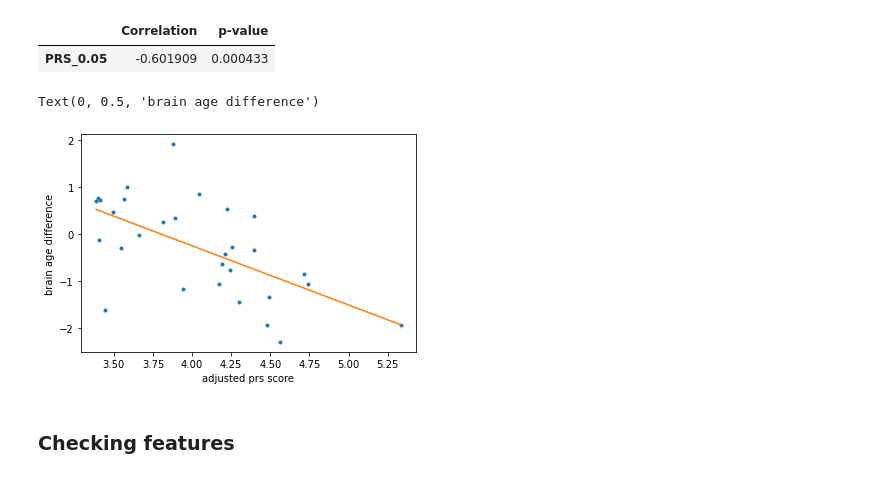
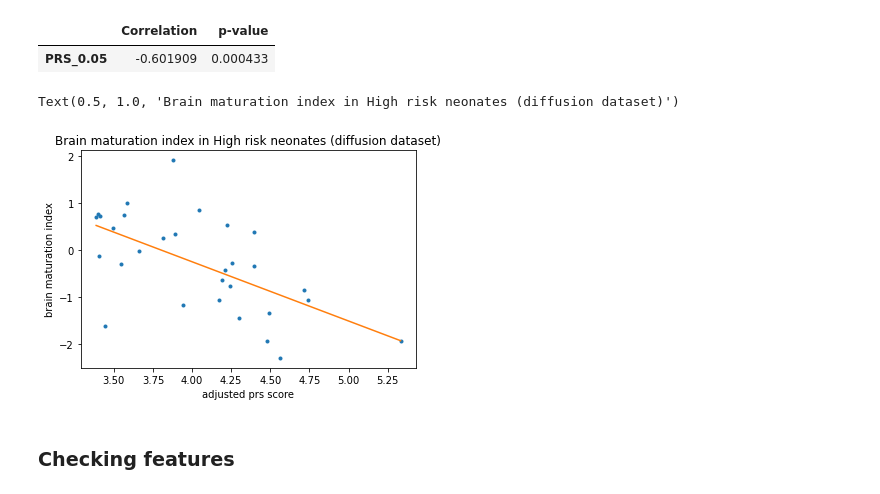
Before and after one commit to lehai-ml/schizophrenia_PRS, a Jupyter notebook: notebooks_results/dHCP/5_1_dHCP_model_training.ipynb, the cells around one changed output. Drawn from its saved outputs; the diff is of its cells as text; code cells hidden in the pictures.

```diff
--- a/notebooks_results/dHCP/5_1_dHCP_model_training.ipynb
+++ b/notebooks_results/dHCP/5_1_dHCP_model_training.ipynb
@@ -220,13 +321,14 @@ brain_age_difference_corr
 # %%
 plt.plot(adjusted_prs_score_scaled_high_risk,brain_age_difference['residual'],'.')
 lin_reg=LinearRegression()
 lin_reg.fit(adjusted_prs_score_scaled_high_risk.reshape(-1,1),brain_age_difference['residual'].values)
 plt.plot(adjusted_prs_score_scaled_high_risk,lin_reg.predict(adjusted_prs_score_scaled_high_risk.reshape(-1,1)))
 plt.xlabel('adjusted prs score')
-plt.ylabel('brain age difference')
+plt.ylabel('brain maturation index')
+plt.title('Brain maturation index difference in High risk neonates (diffusion dataset)')
 # %% [output]
-Text(0, 0.5, 'brain age difference')
+Text(0.5, 1.0, 'Brain maturation index in High risk neonates (diffusion dataset)')
-[figure, old version]
+[figure, new version]
 # %% [markdown]
 ### Checking features
 # %%
```
Also changed, not shown: parts of 104 cells of this notebook, 12 other files.
